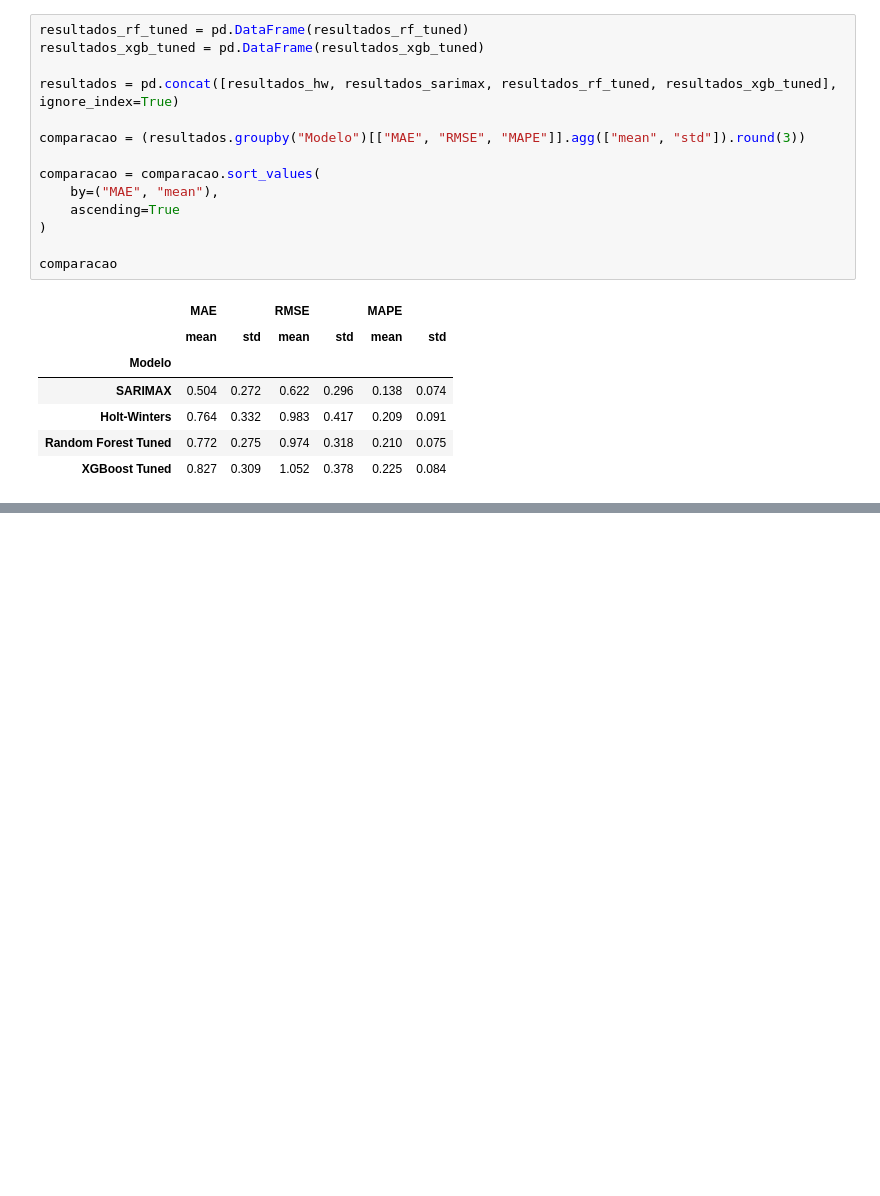
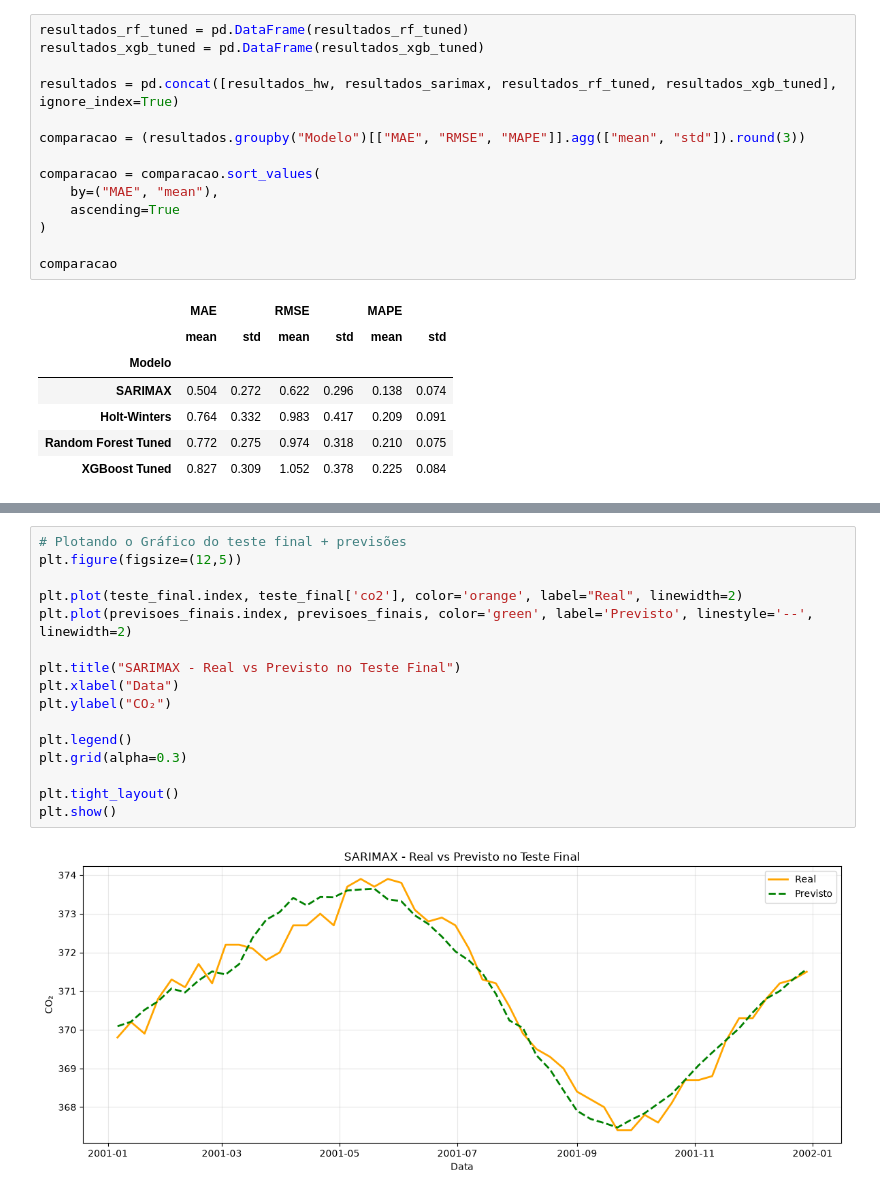
Before and after one commit to RenanTrevelim/co2-forecasting-statistical-vs-ml, a Jupyter notebook: notebooks/03_modelos_series_temporais.ipynb, the cells around one changed output, grey strips where cells are left out. Drawn from its saved outputs; the diff is of its cells as text; blank space fills up the shorter version.

```diff
--- a/notebooks/03_modelos_series_temporais.ipynb
+++ b/notebooks/03_modelos_series_temporais.ipynb
@@ -500,0 +546,18 @@ plt.show()
+# %%
+# Plotando o Gráfico do teste final + previsões
+plt.figure(figsize=(12,5))
+
+plt.plot(teste_final.index, teste_final['co2'], color='orange', label="Real", linewidth=2)
+plt.plot(previsoes_finais.index, previsoes_finais, color='green', label='Previsto', linestyle='--', linewidth=2)
+
+plt.title("SARIMAX - Real vs Previsto no Teste Final")
+plt.xlabel("Data")
+plt.ylabel("CO₂")
+
+plt.legend()
+plt.grid(alpha=0.3)
+
+plt.tight_layout()
+plt.show()
+# %% [output]
+[figure, added]
```
Also changed, not shown: parts of 24 cells of this notebook.
